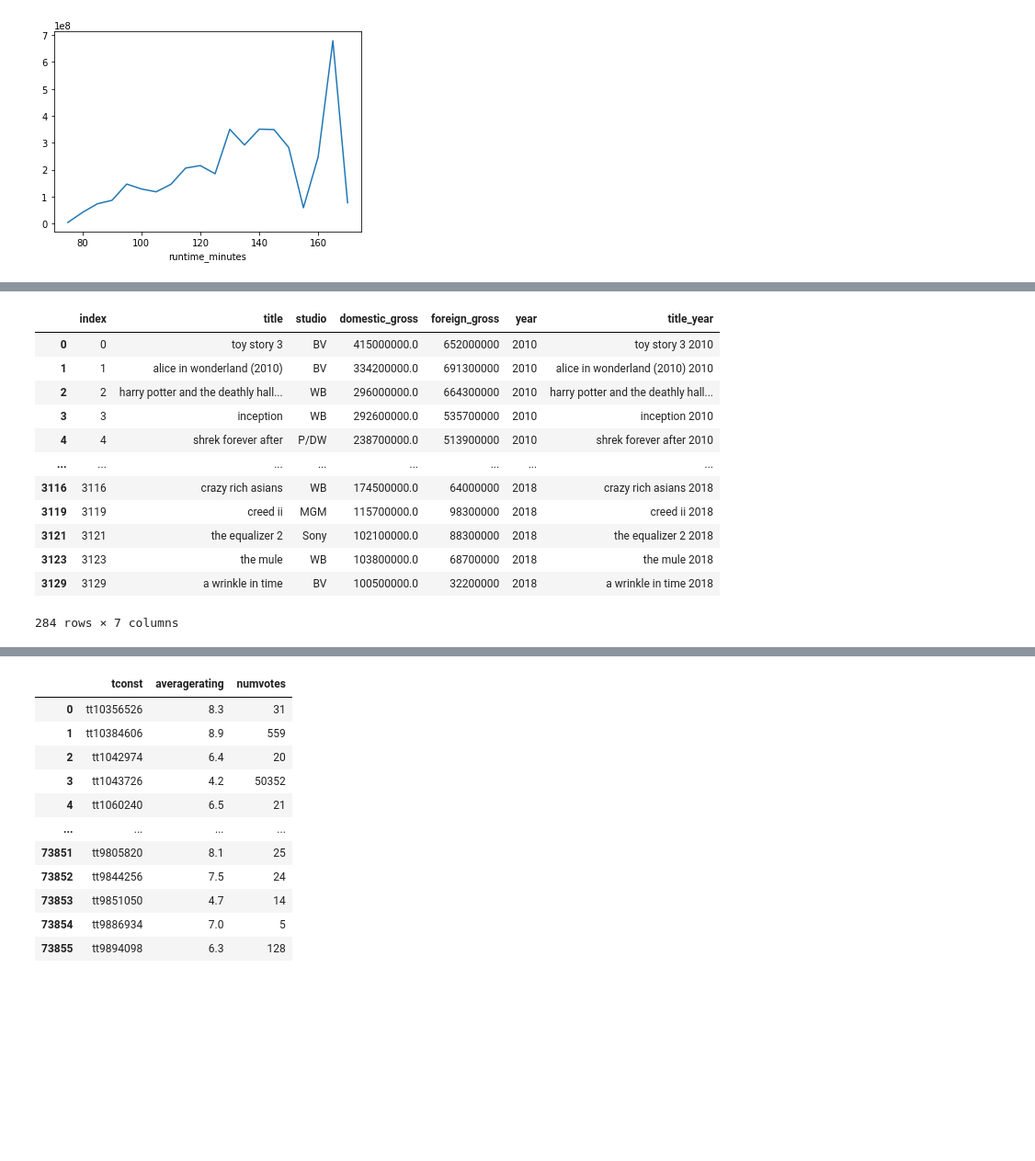
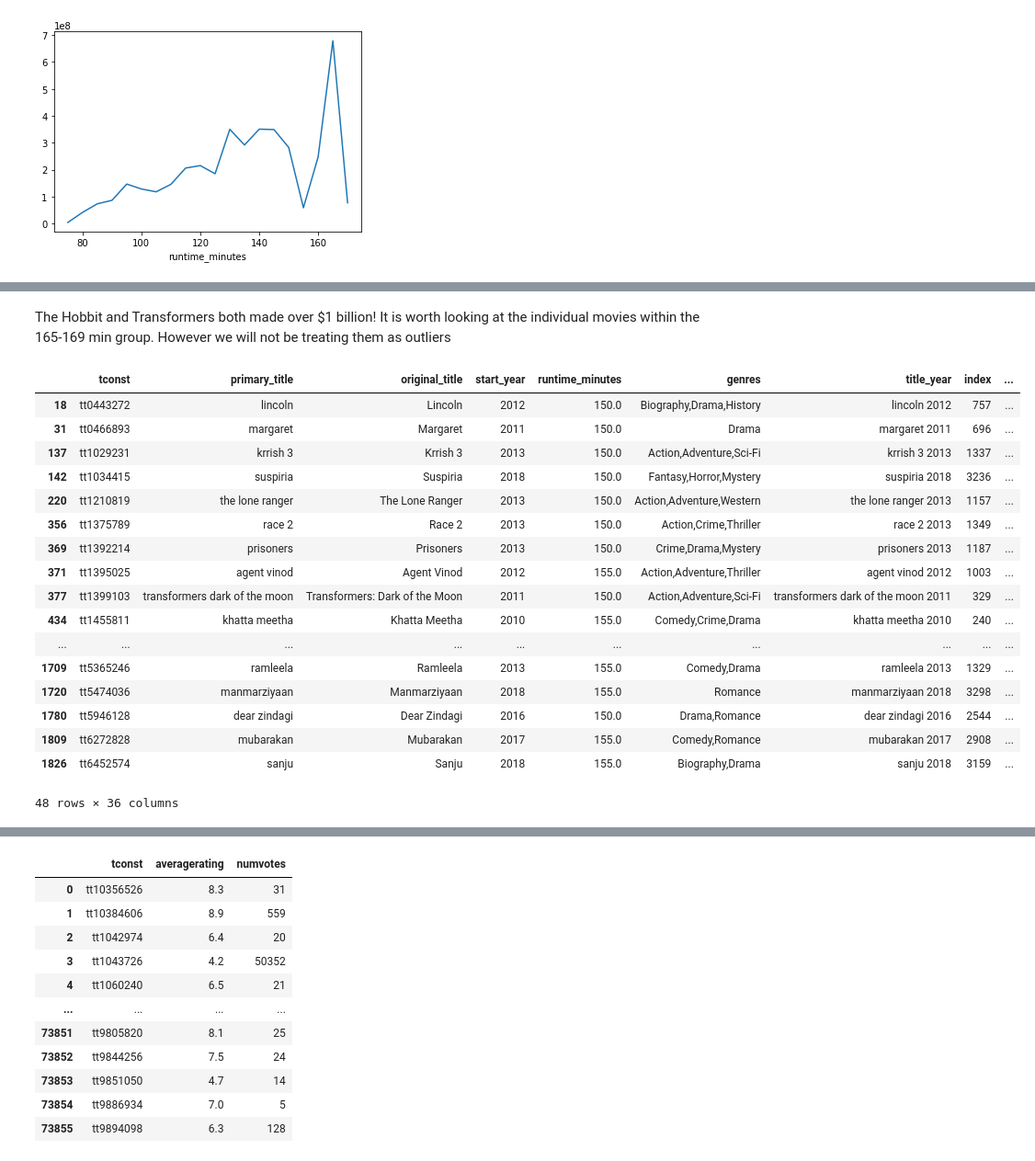
Before and after one commit to danielhlee4/MovieDataAnalysis, a Jupyter notebook: Analysis.ipynb, the cells around one changed output, grey strips where cells are left out. Shown at 92% size. Saved outputs shown, nothing was run; the diff lists cells and outputs as text; code cells hidden in the pictures; blank space fills up the shorter version.

```diff
--- a/Analysis.ipynb
+++ b/Analysis.ipynb
@@ -915,16 +1004,24 @@ bom_imdb.loc[bom_imdb['runtime_minutes'] == 165]
-# %%
-bom_movie_gross[bom_movie_gross['domestic_gross'] > 100000000]
-# %% [output]
-|  | index | title | studio | domestic_gross | foreign_gross | year | title_year |
-| 0 | 0 | toy story 3 | BV | 415000000.0 | 652000000 | 2010 | toy story 3 2010 |
-| 1 | 1 | alice in wonderland (2010) | BV | 334200000.0 | 691300000 | 2010 | alice in wonderland (2010) 2010 |
-| 2 | 2 | harry potter and the deathly hall... | WB | 296000000.0 | 664300000 | 2010 | harry potter and the deathly hall... |
-| 3 | 3 | inception | WB | 292600000.0 | 535700000 | 2010 | inception 2010 |
-| 4 | 4 | shrek forever after | P/DW | 238700000.0 | 513900000 | 2010 | shrek forever after 2010 |
-| ... | ... | ... | ... | ... | ... | ... | ... |
-| 3116 | 3116 | crazy rich asians | WB | 174500000.0 | 64000000 | 2018 | crazy rich asians 2018 |
-| 3119 | 3119 | creed ii | MGM | 115700000.0 | 98300000 | 2018 | creed ii 2018 |
-| 3121 | 3121 | the equalizer 2 | Sony | 102100000.0 | 88300000 | 2018 | the equalizer 2 2018 |
-| 3123 | 3123 | the mule | WB | 103800000.0 | 68700000 | 2018 | the mule 2018 |
-| 3129 | 3129 | a wrinkle in time | BV | 100500000.0 | 32200000 | 2018 | a wrinkle in time 2018 |
-284 rows × 7 columns
+# %% [markdown]
+The Hobbit and Transformers both made over $1 billion! It is worth looking at the individual movies within the 165-169 min group. However we will not be treating them as outliers
+# %%
+# Viewing movie data in the 150-159 minute valley
+bom_imdb.loc[(bom_imdb['runtime_minutes'] >= 150) & (bom_imdb['runtime_minutes'] < 160)]
+# %% [output]
+|  | tconst | primary_title | original_title | start_year | runtime_minutes | genres | title_year | index | ... |
+| 18 | tt0443272 | lincoln | Lincoln | 2012 | 150.0 | Biography,Drama,History | lincoln 2012 | 757 | ... |
+| 31 | tt0466893 | margaret | Margaret | 2011 | 150.0 | Drama | margaret 2011 | 696 | ... |
+| 137 | tt1029231 | krrish 3 | Krrish 3 | 2013 | 150.0 | Action,Adventure,Sci-Fi | krrish 3 2013 | 1337 | ... |
+| 142 | tt1034415 | suspiria | Suspiria | 2018 | 150.0 | Fantasy,Horror,Mystery | suspiria 2018 | 3236 | ... |
+| 220 | tt1210819 | the lone ranger | The Lone Ranger | 2013 | 150.0 | Action,Adventure,Western | the lone ranger 2013 | 1157 | ... |
+| 356 | tt1375789 | race 2 | Race 2 | 2013 | 150.0 | Action,Crime,Thriller | race 2 2013 | 1349 | ... |
+| 369 | tt1392214 | prisoners | Prisoners | 2013 | 150.0 | Crime,Drama,Mystery | prisoners 2013 | 1187 | ... |
+| 371 | tt1395025 | agent vinod | Agent Vinod | 2012 | 155.0 | Action,Adventure,Thriller | agent vinod 2012 | 1003 | ... |
+| 377 | tt1399103 | transformers dark of the moon | Transformers: Dark of the Moon | 2011 | 150.0 | Action,Adventure,Sci-Fi | transformers dark of the moon 2011 | 329 | ... |
+| 434 | tt1455811 | khatta meetha | Khatta Meetha | 2010 | 155.0 | Comedy,Crime,Drama | khatta meetha 2010 | 240 | ... |
+| ... | ... | ... | ... | ... | ... | ... | ... | ... | ... |
+| 1709 | tt5365246 | ramleela | Ramleela | 2013 | 155.0 | Comedy,Drama | ramleela 2013 | 1329 | ... |
+| 1720 | tt5474036 | manmarziyaan | Manmarziyaan | 2018 | 155.0 | Romance | manmarziyaan 2018 | 3298 | ... |
+| 1780 | tt5946128 | dear zindagi | Dear Zindagi | 2016 | 150.0 | Drama,Romance | dear zindagi 2016 | 2544 | ... |
+| 1809 | tt6272828 | mubarakan | Mubarakan | 2017 | 155.0 | Comedy,Romance | mubarakan 2017 | 2908 | ... |
+| 1826 | tt6452574 | sanju | Sanju | 2018 | 155.0 | Biography,Drama | sanju 2018 | 3159 | ... |
+48 rows × 36 columns
```
Also changed, not shown: parts of 89 cells of this notebook.
